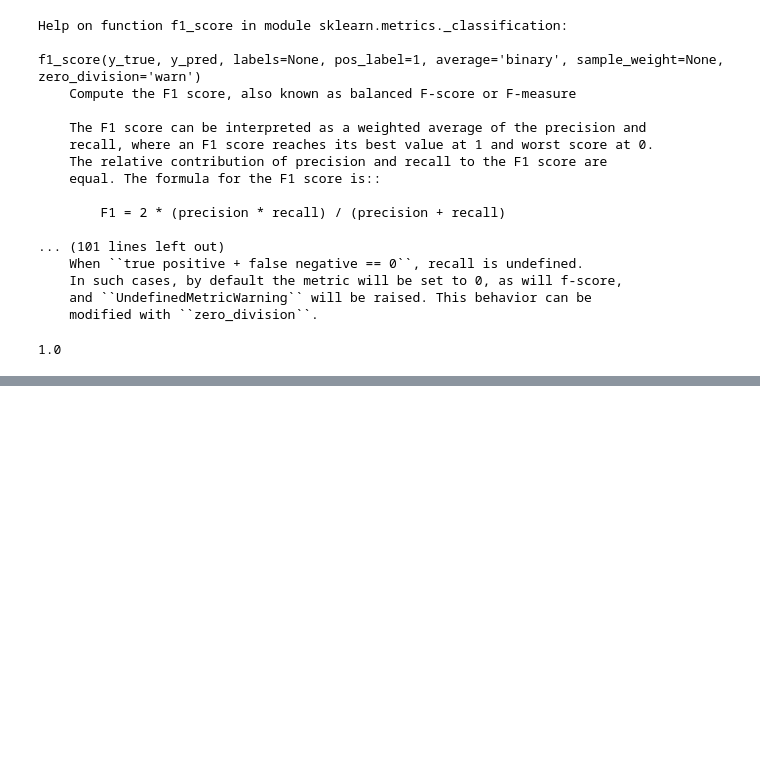
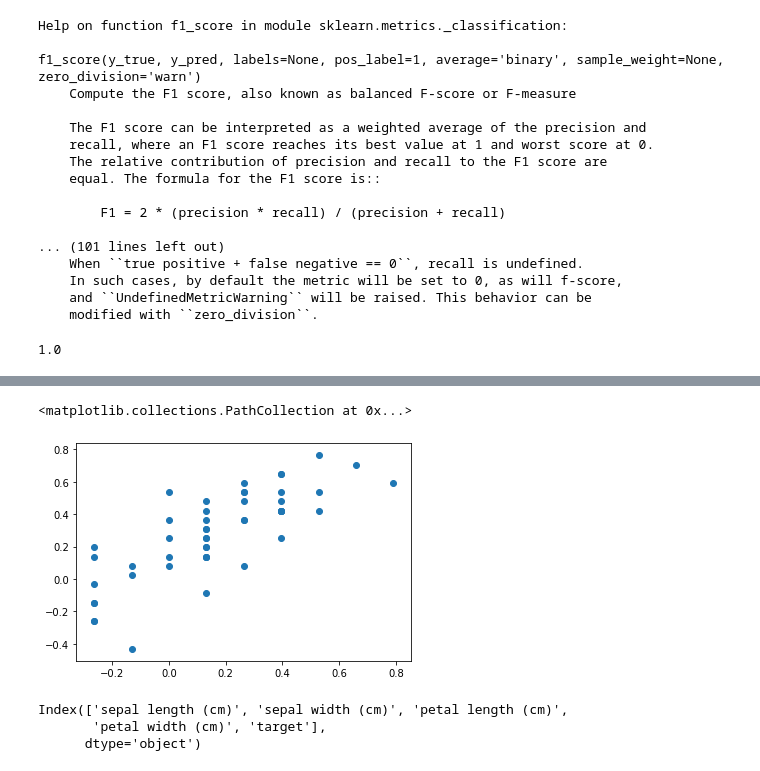
Before and after one commit to oladapo-joseph/EDA, a Jupyter notebook: Project/Iris Data/exp.ipynb, the cells around one changed output, grey strips where cells are left out. Drawn from its saved outputs; the diff is of its cells as text; code cells hidden in the pictures; blank space fills up the shorter version.

```diff
--- a/Project/Iris Data/exp.ipynb
+++ b/Project/Iris Data/exp.ipynb
@@ -155,0 +236,11 @@ f1_score(y_test, lo)
+# %%
+plt.scatter(df.loc[df.target==1, ['petal width (cm)']],df.loc[df.target==1, ['petal length (cm)']])
+# %% [output]
+<matplotlib.collections.PathCollection at 0x...>
+[figure, added]
+# %%
+df.columns
+# %% [output]
+Index(['sepal length (cm)', 'sepal width (cm)', 'petal length (cm)',
+       'petal width (cm)', 'target'],
+      dtype='object')
```
Also changed, not shown: parts of 13 cells of this notebook.
